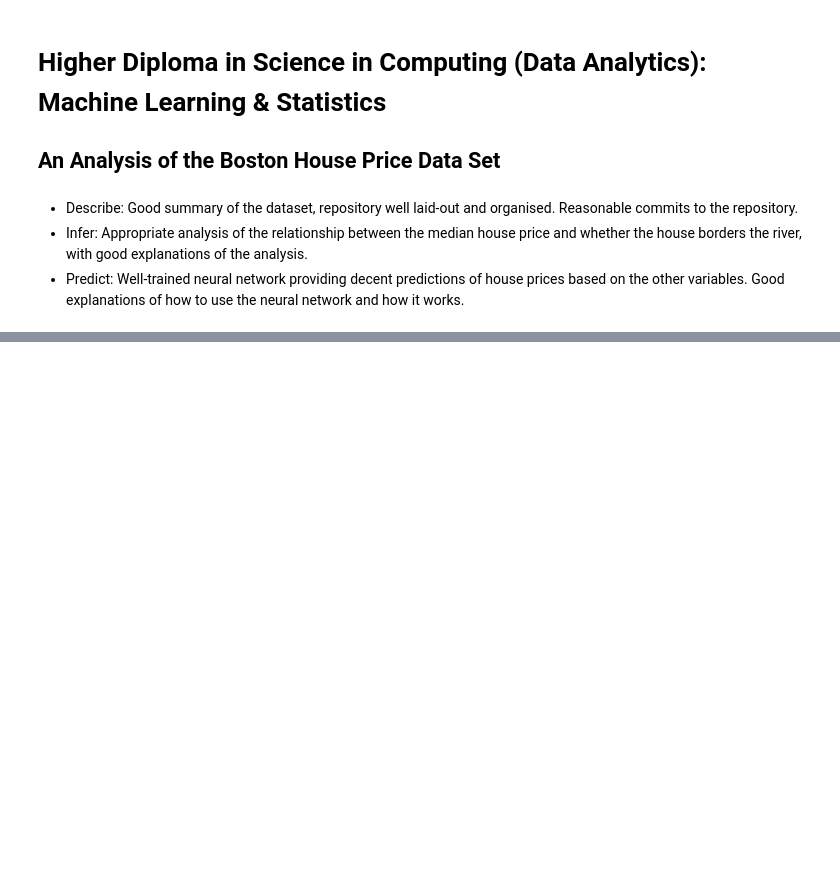
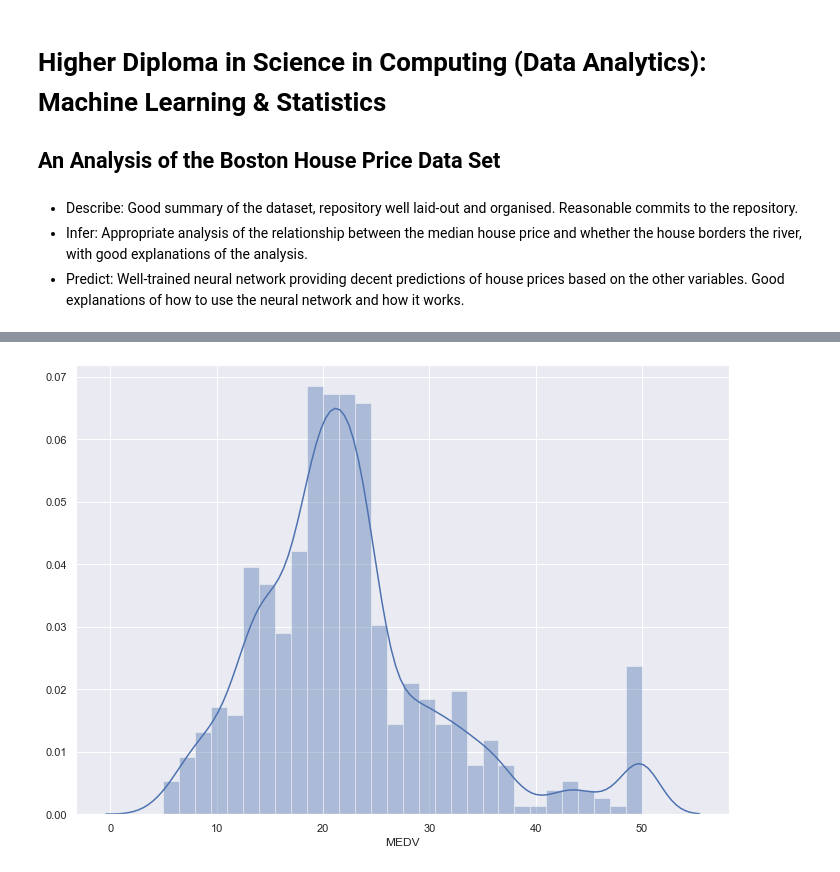
Before and after one commit to ClaireDrummond/MachineLearnStats-Project, a Jupyter notebook: BostonHousePrices.ipynb, the cells around one changed output, grey strips where cells are left out. Cells and saved outputs as stored; diff of their text form; code cells hidden in the pictures; blank space fills up the shorter version.

Commit message:
Descriptive Stats and Correlation between variables

```diff
--- a/BostonHousePrices.ipynb
+++ b/BostonHousePrices.ipynb
@@ -65,0 +49,3 @@ boston_dataset
+# %%
+# create a dataframe with the data from the dataset
+df = pd.DataFrame(boston_dataset.data, columns=boston_dataset.feature_names)
@@ -65,0 +62,3 @@ boston_dataset
+# %%
+# add the median value to the dataframe
+df["MEDV"] = boston_dataset.target
@@ -65,0 +108,9 @@ boston_dataset
+# %%
+# understand the relationship of the target variable with other features.
+#P lot the distribution of the target variable MEDV using the distplot function from the seaborn library
+
+sns.set(rc={'figure.figsize':(11.7,8.27)})
+sns.distplot(df['MEDV'], bins=30)
+plt.show()
+# %% [output]
+[figure, added]
```
Also changed, not shown: parts of 11 cells of this notebook, 1 other file.
